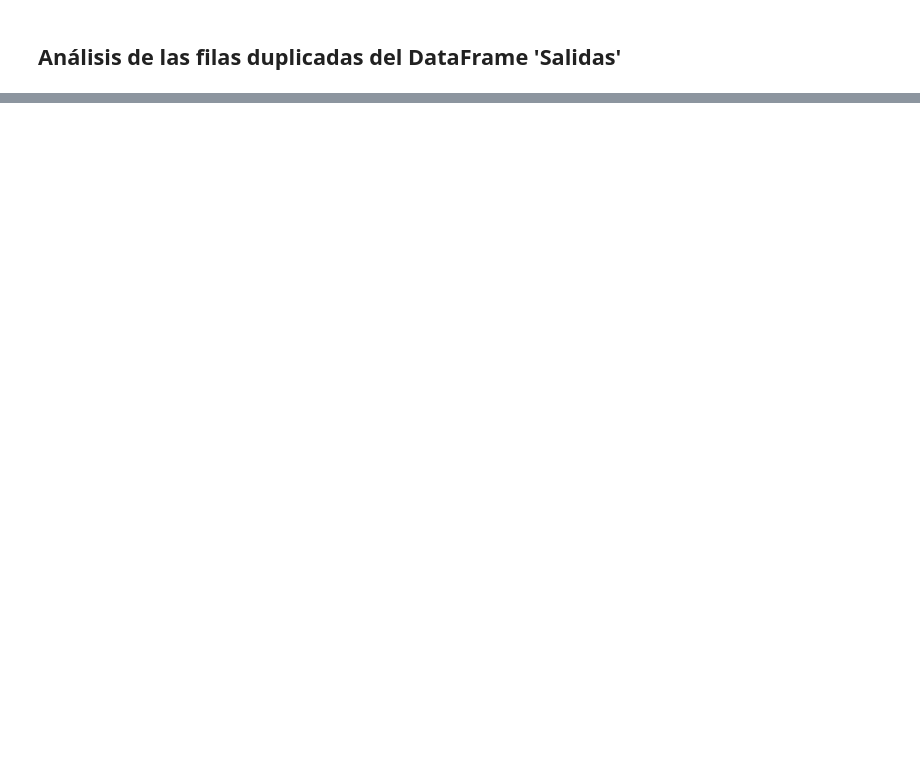
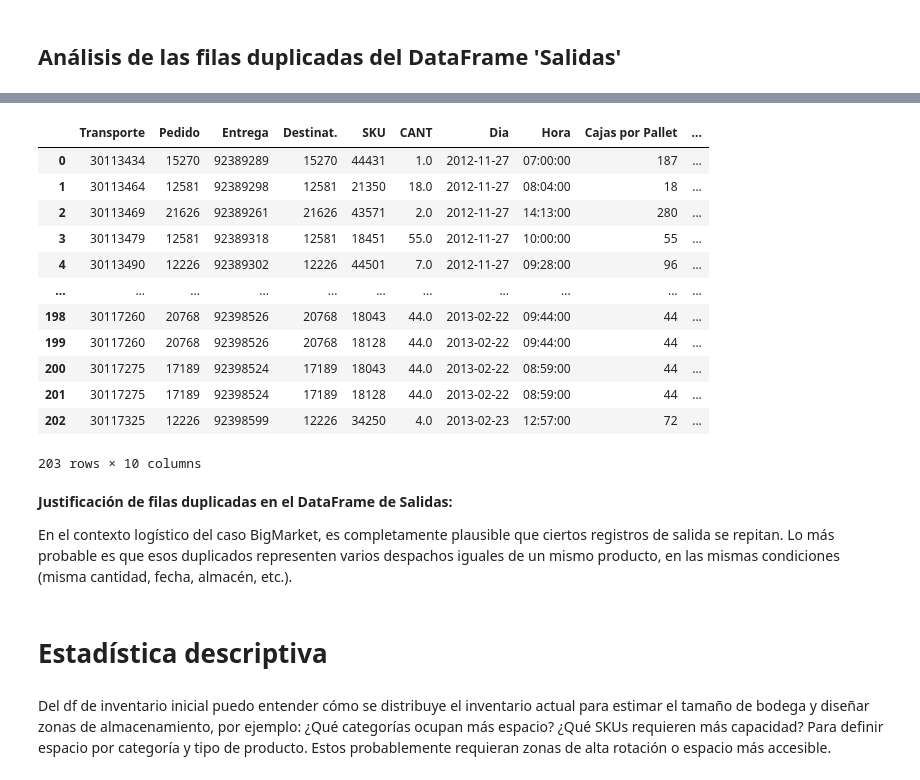
Before and after one commit to ValentinaJimenezTorres/CA_inventarios, a Jupyter notebook: b_exploracion_limpieza.ipynb, the cells around one changed output, grey strips where cells are left out. Saved outputs shown, nothing was run; the diff lists cells and outputs as text; code cells hidden in the pictures; blank space fills up the shorter version.

```diff
--- a/b_exploracion_limpieza.ipynb
+++ b/b_exploracion_limpieza.ipynb
@@ -121,0 +140,28 @@ duplicados_salidas
+# %%
+# Agruparlas para ver cuáles están repetidas y cuántas veces
+duplicados_agrupados = duplicados_salidas.groupby(list(df_salidas.columns)).size().reset_index(name='repeticiones')
+duplicados_agrupados
+# %% [output]
+|  | Transporte | Pedido | Entrega | Destinat. | SKU | CANT | Dia | Hora | Cajas por Pallet | ... |
+| 0 | 30113434 | 15270 | 92389289 | 15270 | 44431 | 1.0 | 2012-11-27 | 07:00:00 | 187 | ... |
+| 1 | 30113464 | 12581 | 92389298 | 12581 | 21350 | 18.0 | 2012-11-27 | 08:04:00 | 18 | ... |
+| 2 | 30113469 | 21626 | 92389261 | 21626 | 43571 | 2.0 | 2012-11-27 | 14:13:00 | 280 | ... |
+| 3 | 30113479 | 12581 | 92389318 | 12581 | 18451 | 55.0 | 2012-11-27 | 10:00:00 | 55 | ... |
+| 4 | 30113490 | 12226 | 92389302 | 12226 | 44501 | 7.0 | 2012-11-27 | 09:28:00 | 96 | ... |
+| ... | ... | ... | ... | ... | ... | ... | ... | ... | ... | ... |
+| 198 | 30117260 | 20768 | 92398526 | 20768 | 18043 | 44.0 | 2013-02-22 | 09:44:00 | 44 | ... |
+| 199 | 30117260 | 20768 | 92398526 | 20768 | 18128 | 44.0 | 2013-02-22 | 09:44:00 | 44 | ... |
+| 200 | 30117275 | 17189 | 92398524 | 17189 | 18043 | 44.0 | 2013-02-22 | 08:59:00 | 44 | ... |
+| 201 | 30117275 | 17189 | 92398524 | 17189 | 18128 | 44.0 | 2013-02-22 | 08:59:00 | 44 | ... |
+| 202 | 30117325 | 12226 | 92398599 | 12226 | 34250 | 4.0 | 2013-02-23 | 12:57:00 | 72 | ... |
+203 rows × 10 columns
+# %% [markdown]
+ **Justificación de filas duplicadas en el DataFrame de Salidas:**
+
+En el contexto logístico del caso BigMarket, es completamente plausible que ciertos registros de salida se repitan. Lo más probable es que esos duplicados representen varios despachos iguales de un mismo producto, en las mismas condiciones (misma cantidad, fecha, almacén, etc.).
+# %% [markdown]
+# **Estadística descriptiva**
+# %% [markdown]
+Del df de inventario inicial puedo entender cómo se distribuye el inventario actual para estimar el tamaño de bodega y diseñar zonas de almacenamiento, por ejemplo:
+¿Qué categorías ocupan más espacio? ¿Qué SKUs requieren más capacidad? Para definir espacio por categoría y tipo de producto.
+Estos probablemente requieran zonas de alta rotación o espacio más accesible.
```
Also changed, not shown: parts of 16 cells of this notebook.
